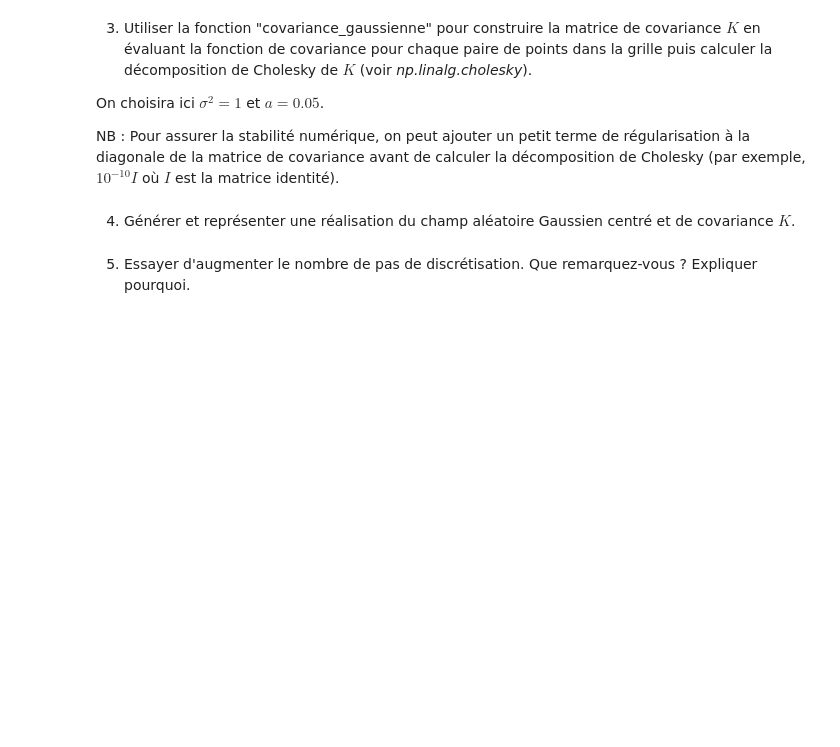
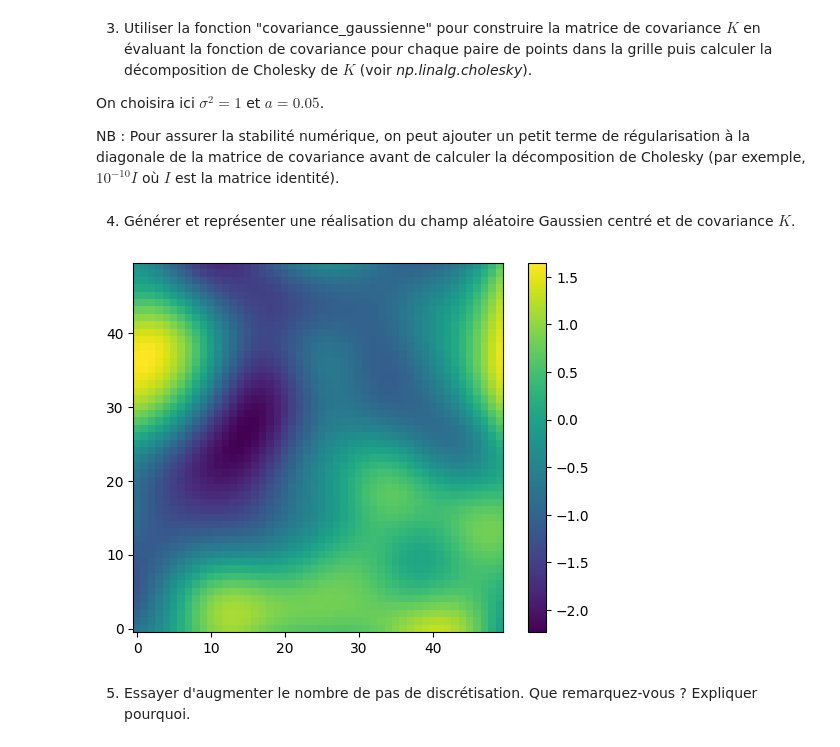
Before and after one commit to louismaguer/projet-maths-info, a Jupyter notebook: projet-probas/Projet Probabilités.ipynb, the cells around one changed output. Cells and saved outputs as stored; diff of their text form; code cells hidden in the pictures; blank space fills up the shorter version.

```diff
--- a/projet-probas/Projet Probabilités.ipynb
+++ b/projet-probas/Projet Probabilités.ipynb
@@ -50,9 +50,9 @@ Ainsi, dans la matrice produite si dessous, si $i \in \llbracket 0, n^2 - 1 \rrb
 # %%
 n = 50
-mat_dist = np.zeros((n * n,n * n))
-for i in range(n * n):
-    for j in range(n * n):
-        mat_dist[i, j] = np.sqrt(((((i // n) - (j //n))/(n - 1)) * (((i // n) - (j //n))/(n - 1))) + ((((i % n) - (j % n))/(n - 1)) * (((i % n) - (j % n))/(n - 1))))
+m = n * n
+mat_dist = np.zeros((m,m))
+I, J = np.indices((m,m))
+mat_dist = np.sqrt( (((I // n) - (J // n)) / (n  - 1)) * (((I // n) - (J // n)) / (n  - 1)) + (((I % n) - (J % n)) / (n  - 1)) * (((I % n) - (J % n)) / (n - 1)))
 # %% [markdown]
 3. Utiliser la fonction "covariance_gaussienne" pour construire la matrice de covariance $K$ en évaluant la fonction de covariance pour chaque paire de points dans la grille puis calculer la décomposition de Cholesky de $K$ (voir *np.linalg.cholesky*).
 
@@ -62,8 +62,22 @@ NB : Pour assurer la stabilité numérique, on peut ajouter un petit terme de r
 # %%
 sigma2 = 1.0
 a = 0.05
+K = np.zeros((m, m))
+for i in range(m):
+    for j in range(m):
+        K[i, j] = covariance_gaussiene(mat_dist, sigma2, a, i, j)
+K = K + np.power(10., -10) * np.identity(m)
+L = np.linalg.cholesky(K)
 # %% [markdown]
 4. Générer et représenter une réalisation du champ aléatoire Gaussien centré et de covariance $K$.
+# %%
+Y = np.random.default_rng().standard_normal(m)
+Z = 0 + np.dot(L, Y)
+plt.imshow(Z.reshape(n,n), origin="lower")
+plt.colorbar()
+plt.show()
+# %% [output]
+[figure, added]
 # %% [markdown]
 5. Essayer d'augmenter le nombre de pas de discrétisation. Que remarquez-vous ? Expliquer pourquoi.
 # %% [markdown]
```
Also changed, not shown: parts of 1 cell of this notebook.
